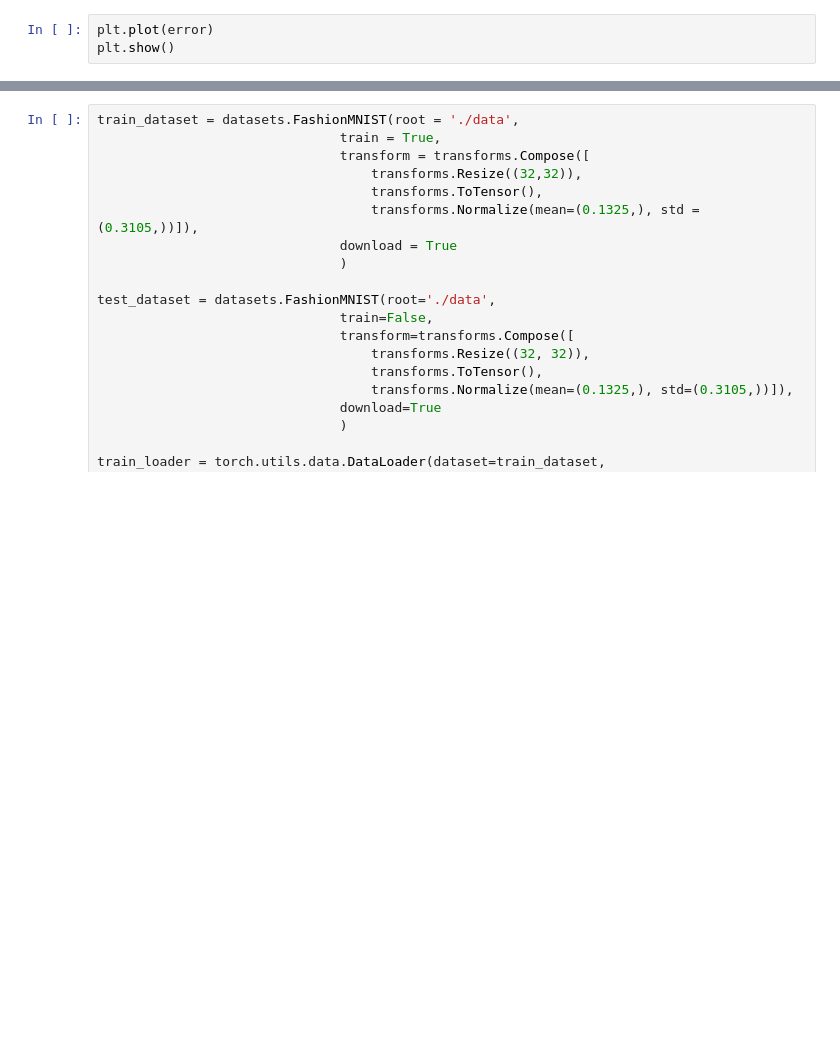
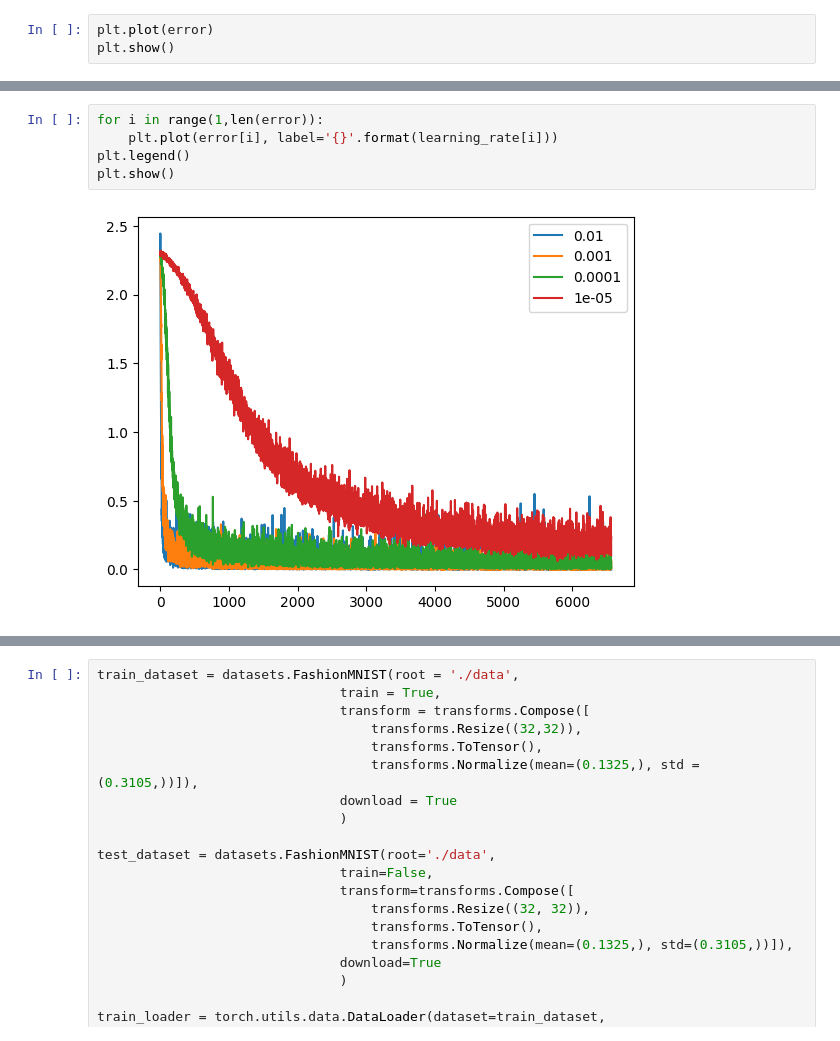
Before and after one commit to khlkeeton/MLProj, a Jupyter notebook: LeNet.ipynb, the cells around one changed output, grey strips where cells are left out. Drawn from its saved outputs; the diff is of its cells as text; blank space fills up the shorter version.

```diff
--- a/LeNet.ipynb
+++ b/LeNet.ipynb
@@ -118,0 +186,7 @@ print('Accuracy of the network on the 10000 test images: %d %%' % error[-1])
+# %%
+for i in range(1,len(error)):
+    plt.plot(error[i], label='{}'.format(learning_rate[i]))
+plt.legend()
+plt.show()
+# %% [output]
+[figure, added]
```
Also changed, not shown: parts of 28 cells of this notebook.
